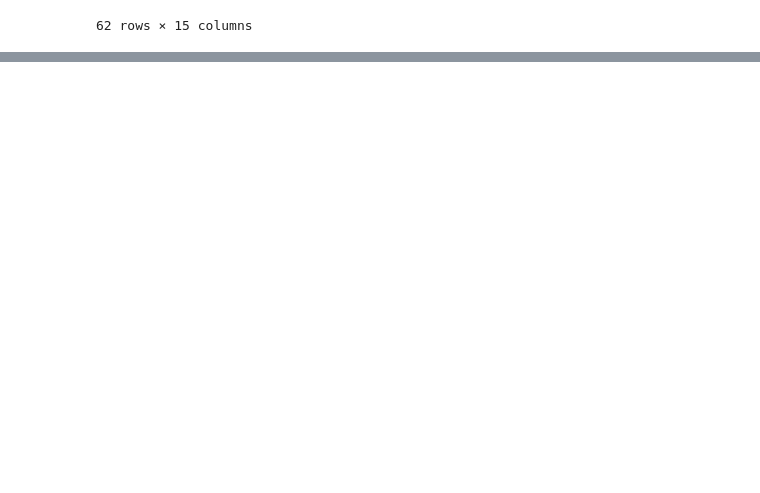
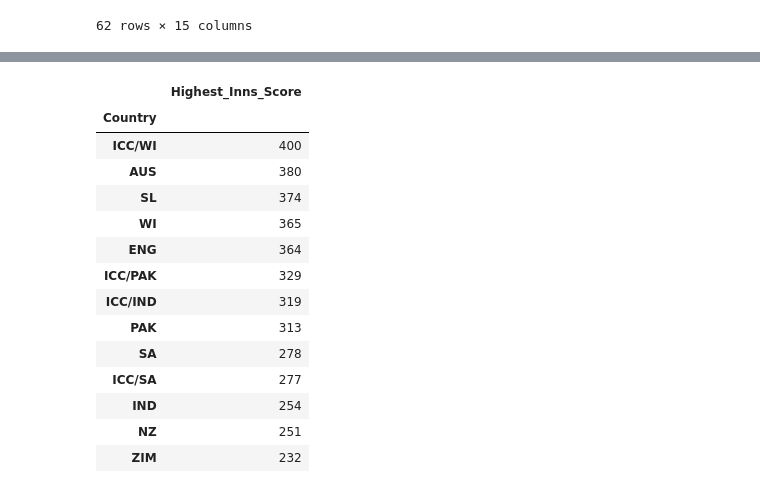
Before and after one commit to ZygimantasB/pandas_training, a Jupyter notebook: Youtube_videos_training/Data Cleaning/data_clean_2024-04-16.ipynb, the cells around one changed output, grey strips where cells are left out. Saved outputs shown, nothing was run; the diff lists cells and outputs as text; code cells hidden in the pictures; blank space fills up the shorter version.

```diff
--- a/Youtube_videos_training/Data Cleaning/data_clean_2024-04-16.ipynb
+++ b/Youtube_videos_training/Data Cleaning/data_clean_2024-04-16.ipynb
@@ -105,0 +165,22 @@ Name: Highest_Inns_Score, Length: 62, dtype: object
+# %%
+df.groupby('Country').agg(
+    {
+      'Highest_Inns_Score': 'max'
+    }
+).sort_values(ascending=False, by='Highest_Inns_Score')
+# %% [output]
+|  | Highest_Inns_Score |
+| Country |  |
+| ICC/WI | 400 |
+| AUS | 380 |
+| SL | 374 |
+| WI | 365 |
+| ENG | 364 |
+| ICC/PAK | 329 |
+| ICC/IND | 319 |
+| PAK | 313 |
+| SA | 278 |
+| ICC/SA | 277 |
+| IND | 254 |
+| NZ | 251 |
+| ZIM | 232 |
```
Also changed, not shown: parts of 12 cells of this notebook.
